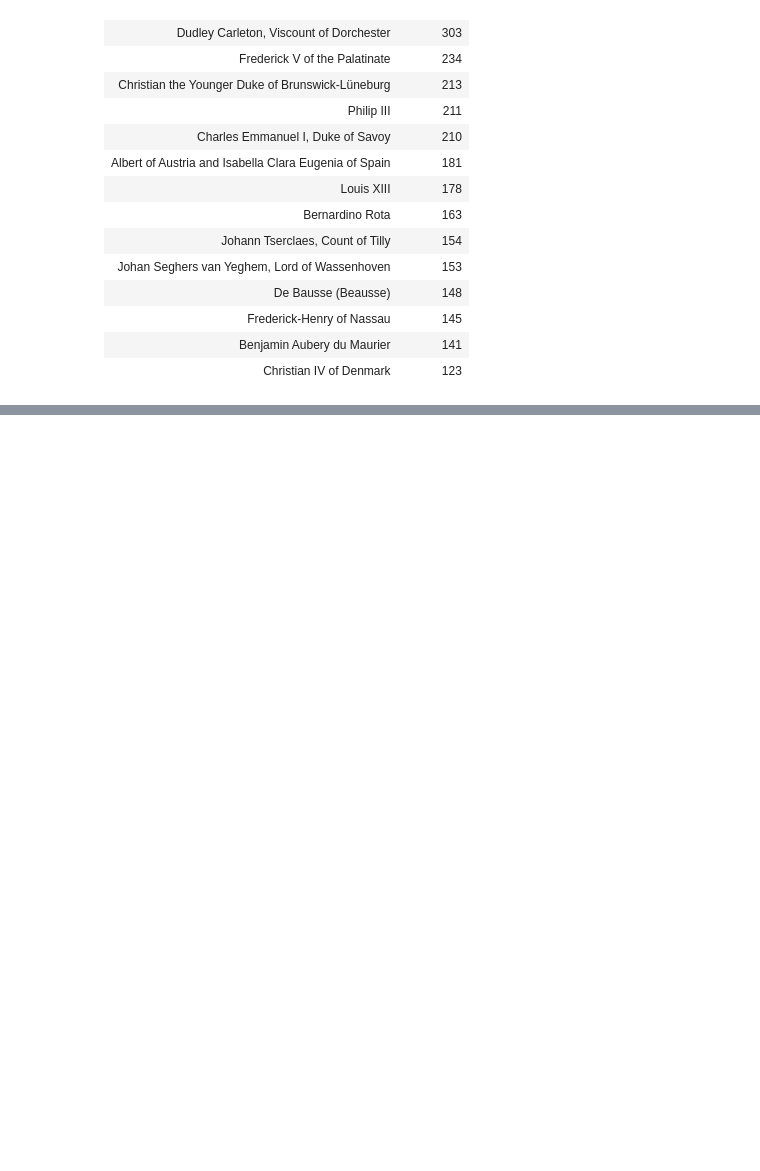
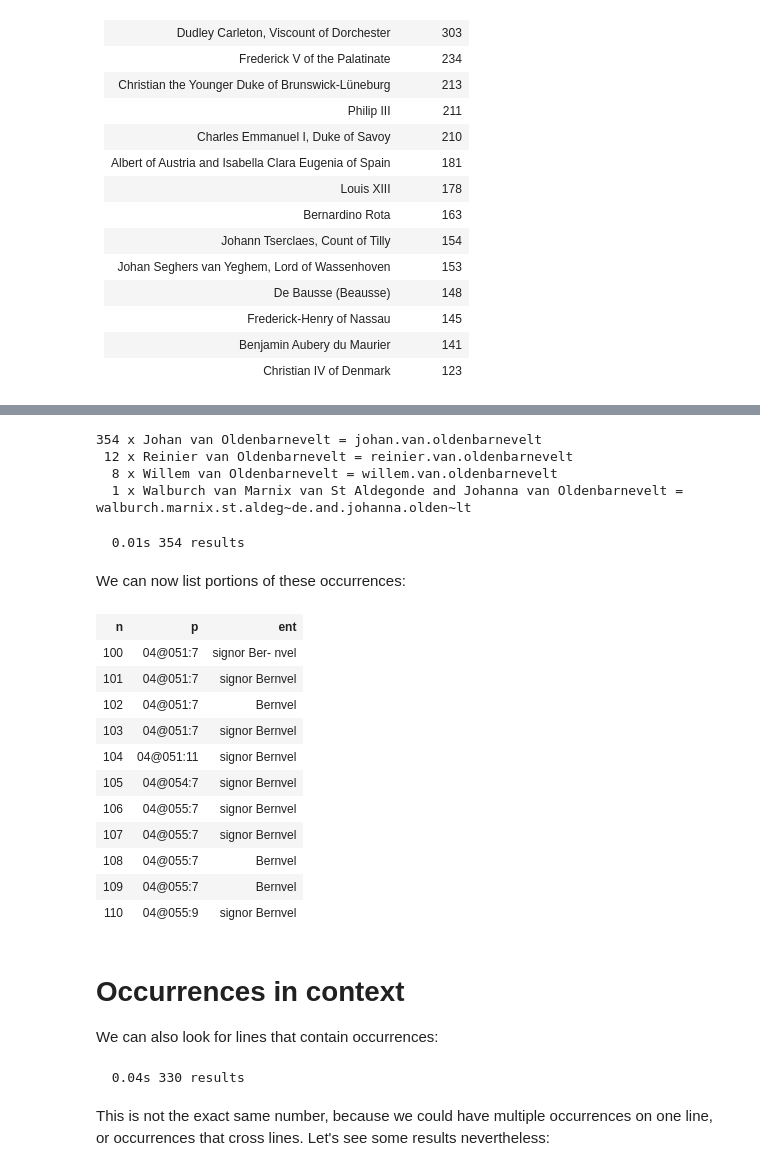
Before and after one commit to HuygensING/suriano, a Jupyter notebook: tutorial/start.ipynb, the cells around one changed output, grey strips where cells are left out. Saved outputs shown, nothing was run; the diff lists cells and outputs as text; code cells hidden in the pictures; blank space fills up the shorter version.

```diff
--- a/tutorial/start.ipynb
+++ b/tutorial/start.ipynb
@@ -173,0 +270,48 @@ This is the bare beginnings of the tutorial, more is to come.
+# %%
+for (entity,) in results:
+    name = F.ename.v(entity)
+    eid = F.eid.v(entity)
+    occs = E.eoccs.f(entity)
+    print(f"{len(occs):>3} x {name} = {eid}")
+# %% [output]
+354 x Johan van Oldenbarnevelt = johan.van.oldenbarnevelt
+ 12 x Reinier van Oldenbarnevelt = reinier.van.oldenbarnevelt
+  8 x Willem van Oldenbarnevelt = willem.van.oldenbarnevelt
+  1 x Walburch van Marnix van St Aldegonde and Johanna van Oldenbarnevelt = walburch.marnix.st.aldeg~de.and.johanna.olden~lt
+# %%
+results = A.search("""
+ent eid=johan.van.oldenbarnevelt
+""")
+# %% [output]
+  0.01s 354 results
+# %% [markdown]
+We can now list portions of these occurrences:
+# %%
+A.table(results, start=100, end=110)
+# %% [output]
+| n | p | ent |
+| 100 | 04@051:7 | signor Ber- nvel |
+| 101 | 04@051:7 | signor Bernvel |
+| 102 | 04@051:7 | Bernvel |
+| 103 | 04@051:7 | signor Bernvel |
+| 104 | 04@051:11 | signor Bernvel |
+| 105 | 04@054:7 | signor Bernvel |
+| 106 | 04@055:7 | signor Bernvel |
+| 107 | 04@055:7 | signor Bernvel |
+| 108 | 04@055:7 | Bernvel |
+| 109 | 04@055:7 | Bernvel |
+| 110 | 04@055:9 | signor Bernvel |
+# %% [markdown]
+# Occurrences in context
+
+We can also look for lines that contain occurrences:
+# %%
+results = A.search("""
+ln
+  ent eid=johan.van.oldenbarnevelt
+""")
+# %% [output]
+  0.04s 330 results
+# %% [markdown]
+This is not the exact same number, because we could have multiple occurrences on one line, or occurrences
+that cross lines. Let's see some results nevertheless:
```
Also changed, not shown: parts of 16 cells of this notebook, 3 other files.
